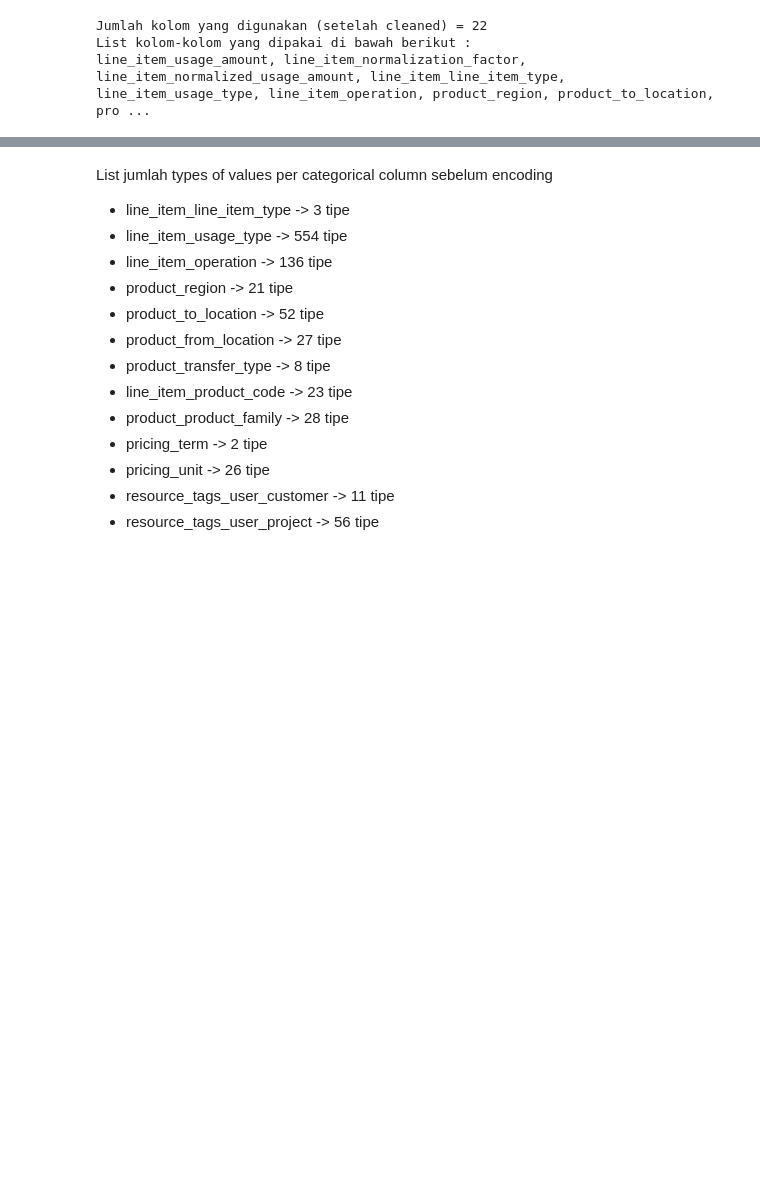
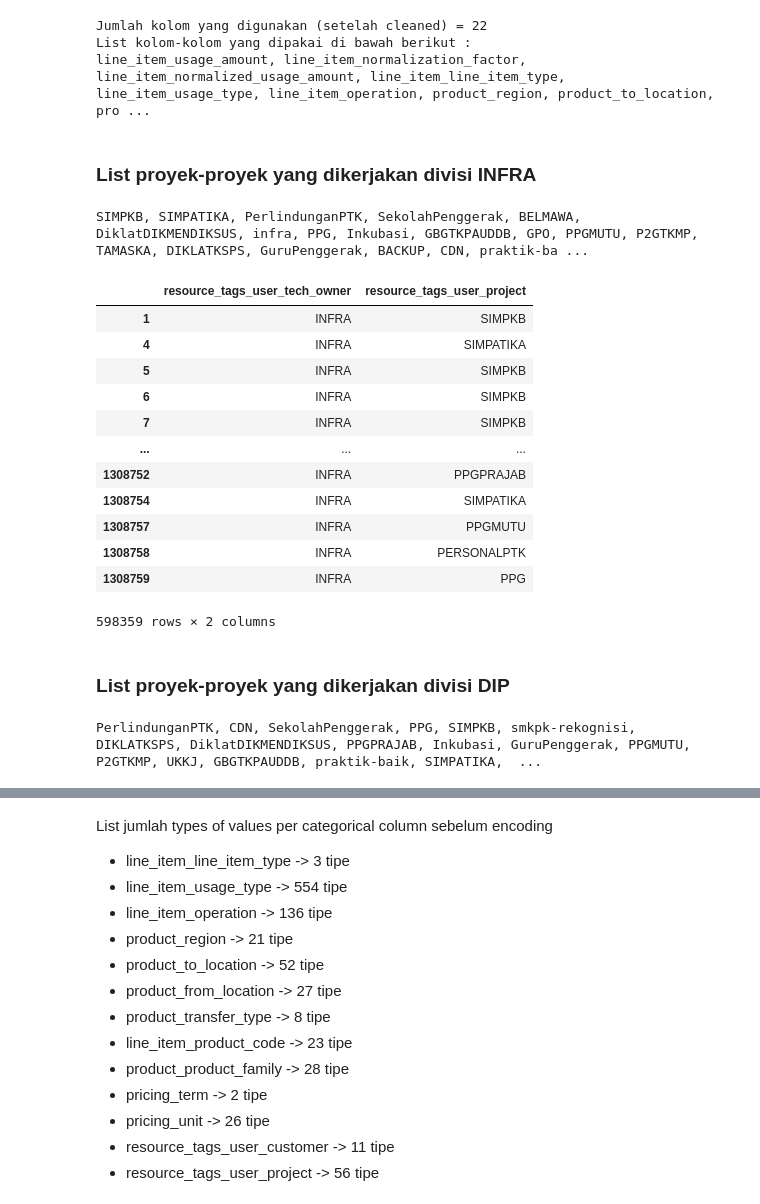
Before and after one commit to diyangraditya/thesis, a Jupyter notebook: Notebooks/test1b.ipynb, the cells around one changed output, grey strips where cells are left out. Cells and saved outputs as stored; diff of their text form; code cells hidden in the pictures; blank space fills up the shorter version.

```diff
--- a/Notebooks/test1b.ipynb
+++ b/Notebooks/test1b.ipynb
@@ -659,3 +659,37 @@ print(*df_cleaned1, sep=", ")
 Jumlah kolom yang digunakan (setelah cleaned) = 22
 List kolom-kolom yang dipakai di bawah berikut :
 line_item_usage_amount, line_item_normalization_factor, line_item_normalized_usage_amount, line_item_line_item_type, line_item_usage_type, line_item_operation, product_region, product_to_location, pro ...
+# %% [markdown]
+### List proyek-proyek yang dikerjakan divisi INFRA
+# %%
+infra = "INFRA"
+cari_infra = df_cleaned1[df_cleaned1['resource_tags_user_tech_owner'] == infra]
+value_infra = cari_infra["resource_tags_user_project"].unique().tolist()
+print(*value_infra, sep=', ')
+# %% [output]
+SIMPKB, SIMPATIKA, PerlindunganPTK, SekolahPenggerak, BELMAWA, DiklatDIKMENDIKSUS, infra, PPG, Inkubasi, GBGTKPAUDDB, GPO, PPGMUTU, P2GTKMP, TAMASKA, DIKLATKSPS, GuruPenggerak, BACKUP, CDN, praktik-ba ...
+# %%
+cari_infra[["resource_tags_user_tech_owner", "resource_tags_user_project"]]
+# %% [output]
+|  | resource_tags_user_tech_owner | resource_tags_user_project |
+| 1 | INFRA | SIMPKB |
+| 4 | INFRA | SIMPATIKA |
+| 5 | INFRA | SIMPKB |
+| 6 | INFRA | SIMPKB |
+| 7 | INFRA | SIMPKB |
+| ... | ... | ... |
+| 1308752 | INFRA | PPGPRAJAB |
+| 1308754 | INFRA | SIMPATIKA |
+| 1308757 | INFRA | PPGMUTU |
+| 1308758 | INFRA | PERSONALPTK |
+| 1308759 | INFRA | PPG |
+598359 rows × 2 columns
+# %% [markdown]
+### List proyek-proyek yang dikerjakan divisi DIP
+# %%
+dip = "DIP"
+cari_dip = df_cleaned1[df_cleaned1['resource_tags_user_tech_owner'] == dip]
+value_dip = cari_dip["resource_tags_user_project"].unique().tolist()
+print(*value_dip, sep=', ')
+# %% [output]
+PerlindunganPTK, CDN, SekolahPenggerak, PPG, SIMPKB, smkpk-rekognisi, DIKLATKSPS, DiklatDIKMENDIKSUS, PPGPRAJAB, Inkubasi, GuruPenggerak, PPGMUTU, P2GTKMP, UKKJ, GBGTKPAUDDB, praktik-baik, SIMPATIKA,  ...
```
Also changed, not shown: parts of 13 cells of this notebook, 1 other file.
